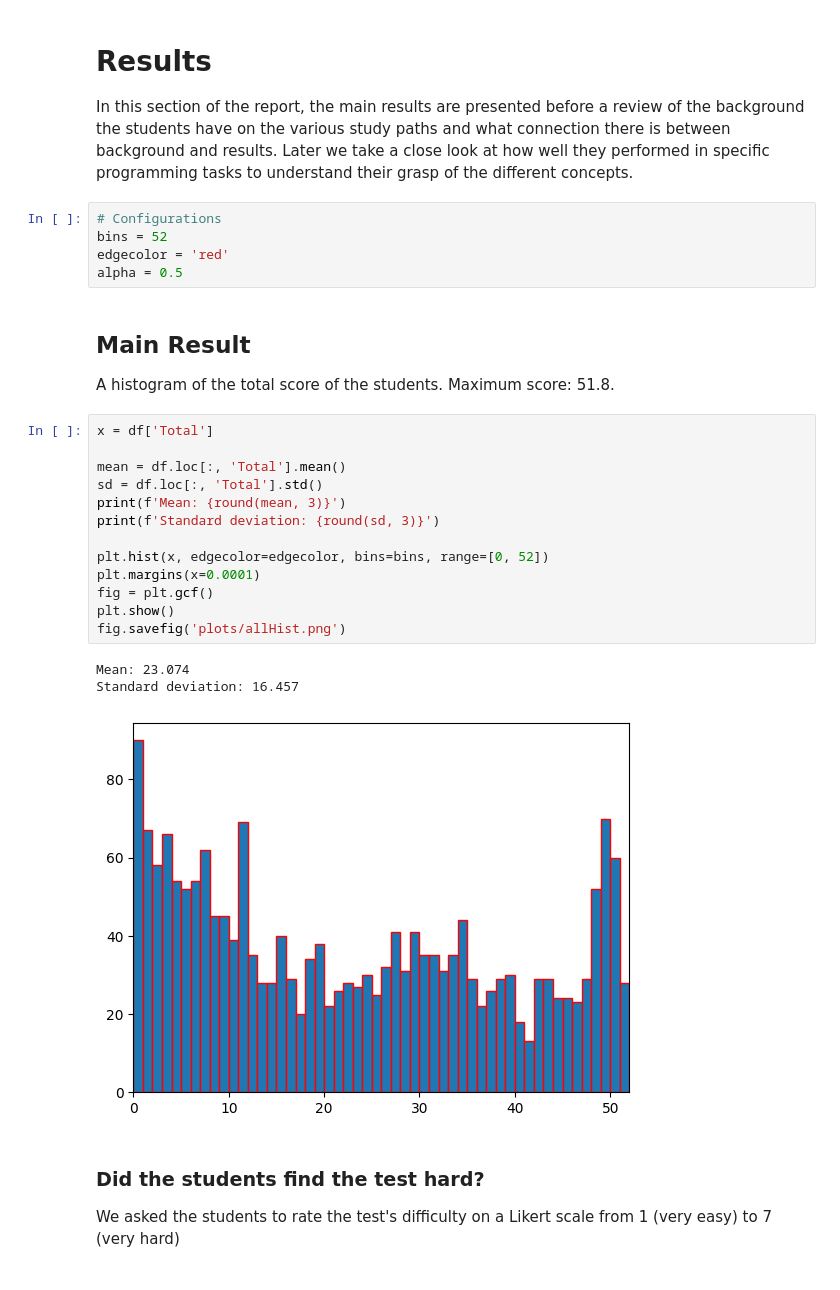
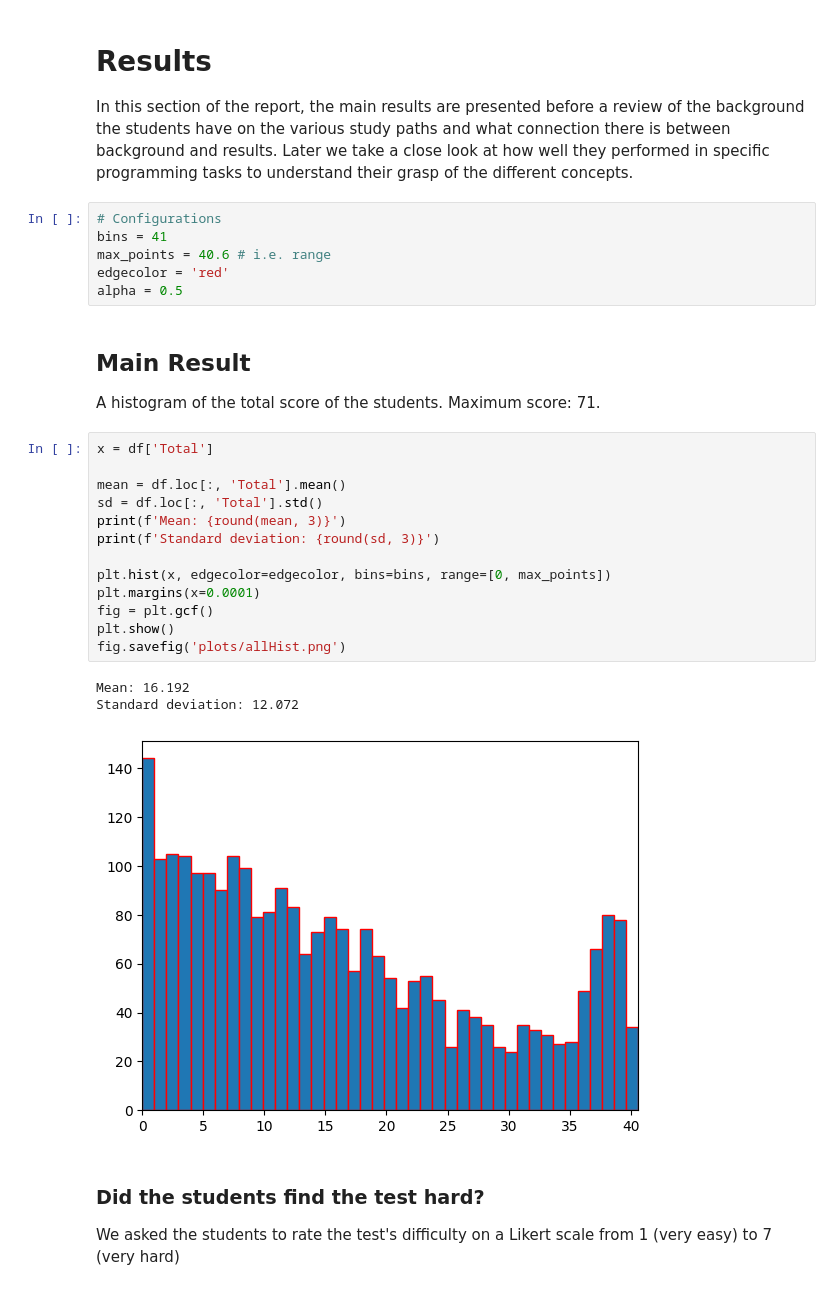
Before and after one commit to SondreBolland/Nordic-Prior-Knowledge-Test-2024, a Jupyter notebook: Dynamic Report.ipynb, the cells around one changed output. Saved outputs shown, nothing was run; the diff lists cells and outputs as text.

```diff
--- a/Dynamic Report.ipynb
+++ b/Dynamic Report.ipynb
@@ -264,29 +228,30 @@ Name: proportion, dtype: float64
 In this section of the report, the main results are presented before a review of the background the students have on the various study paths and what connection there is between background and results. Later we take a close look at how well they performed in specific programming tasks to understand their grasp of the different concepts.
 # %%
 # Configurations
-bins = 52
+bins = 41
+max_points = 40.6 # i.e. range
 edgecolor = 'red'
 alpha = 0.5
 # %% [markdown]
 ## Main Result
-A histogram of the total score of the students. Maximum score: 51.8.
+A histogram of the total score of the students. Maximum score: 71.
 # %%
 x = df['Total']
 
 mean = df.loc[:, 'Total'].mean()
 sd = df.loc[:, 'Total'].std()
 print(f'Mean: {round(mean, 3)}')
 print(f'Standard deviation: {round(sd, 3)}')
 
-plt.hist(x, edgecolor=edgecolor, bins=bins, range=[0, 52])
+plt.hist(x, edgecolor=edgecolor, bins=bins, range=[0, max_points])
 plt.margins(x=0.0001)
 fig = plt.gcf()
 plt.show()
 fig.savefig('plots/allHist.png')
 # %% [output]
-Mean: 23.074
-Standard deviation: 16.457
+Mean: 16.192
+Standard deviation: 12.072
-[figure, old version]
+[figure, new version]
 # %% [markdown]
 ### Did the students find the test hard?
 We asked the students to rate the test's difficulty on a Likert scale from 1 (very easy) to 7 (very hard)
```
Also changed, not shown: parts of 75 cells of this notebook.
